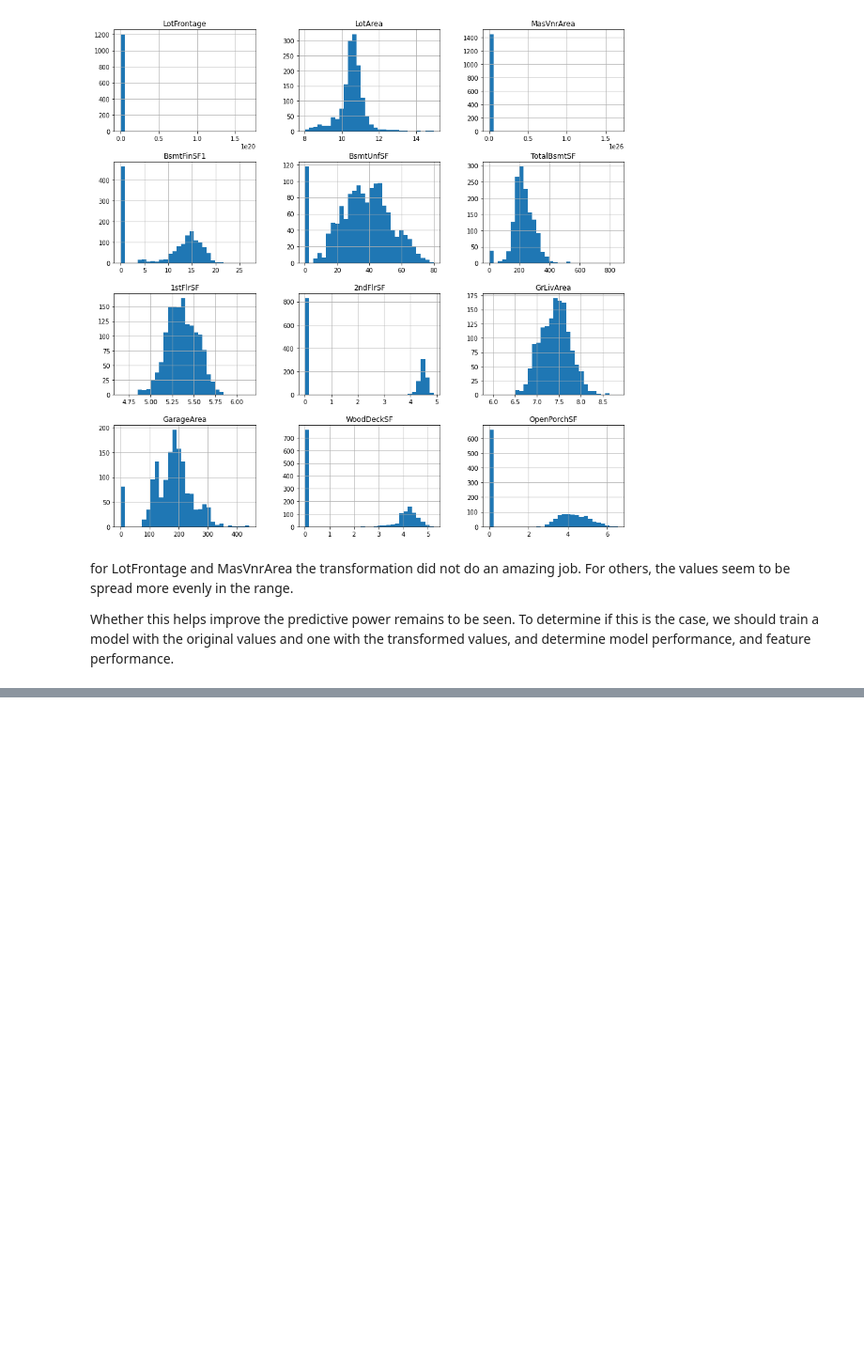
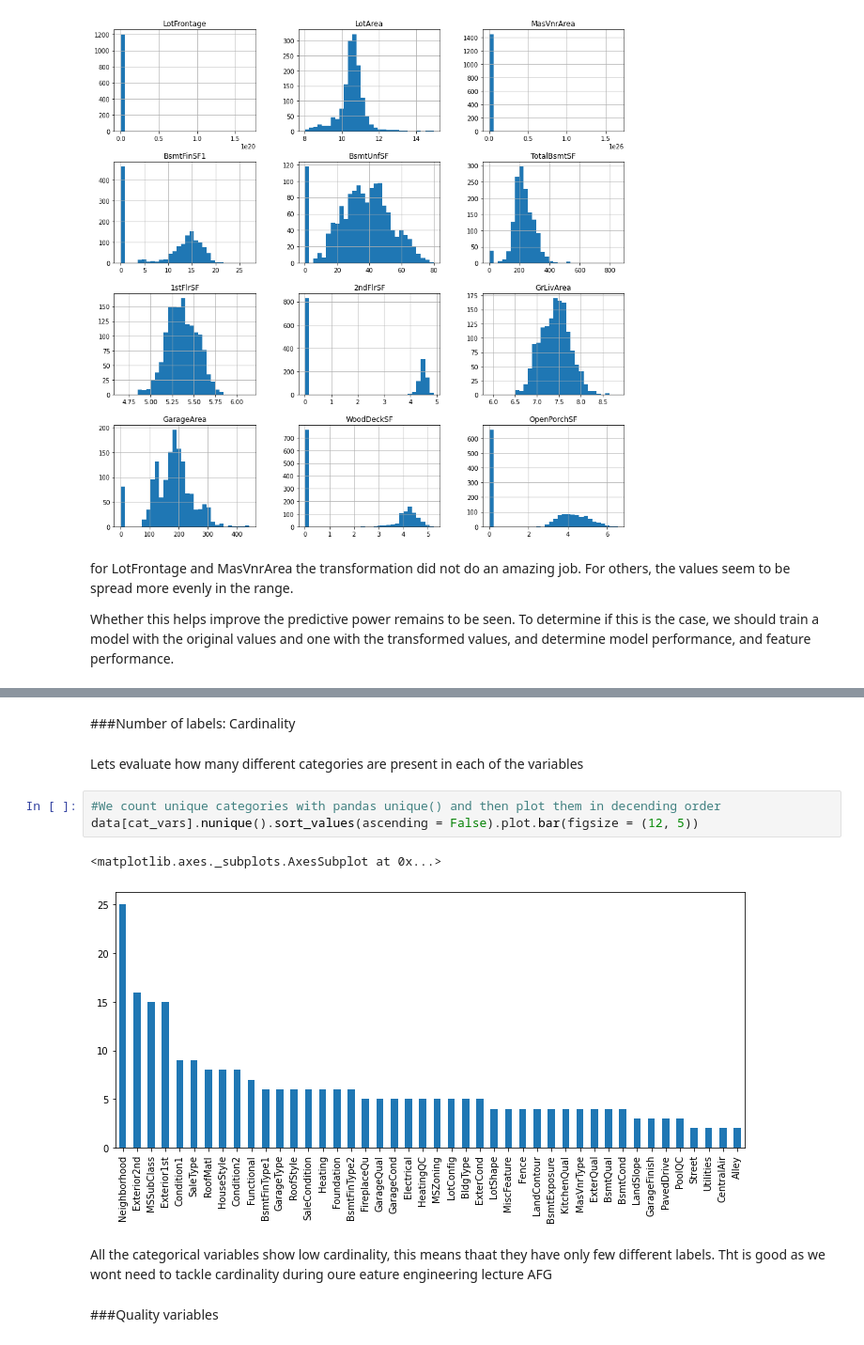
Before and after one commit to quintonmills/HousePricePredict, a Jupyter notebook: HPDataAnalysis.ipynb, the cells around one changed output, grey strips where cells are left out. Shown at 94% size. Cells and saved outputs as stored; diff of their text form; blank space fills up the shorter version.

```diff
--- a/HPDataAnalysis.ipynb
+++ b/HPDataAnalysis.ipynb
@@ -455,0 +588,14 @@ Whether this helps improve the predictive power remains to be seen. To determine
+# %% [markdown]
+###Number of labels: Cardinality
+# %% [markdown]
+Lets evaluate how many different categories are present in each of the variables
+# %%
+#We count unique categories with pandas unique() and then plot them in decending order
+data[cat_vars].nunique().sort_values(ascending = False).plot.bar(figsize = (12, 5))
+# %% [output]
+<matplotlib.axes._subplots.AxesSubplot at 0x...>
+[figure, added]
+# %% [markdown]
+All the categorical variables show low cardinality, this means thaat they have only few different labels. Tht is good as we wont need to tackle cardinality during oure eature engineering lecture AFG
+# %% [markdown]
+###Quality variables
```
Also changed, not shown: parts of 32 cells of this notebook.
